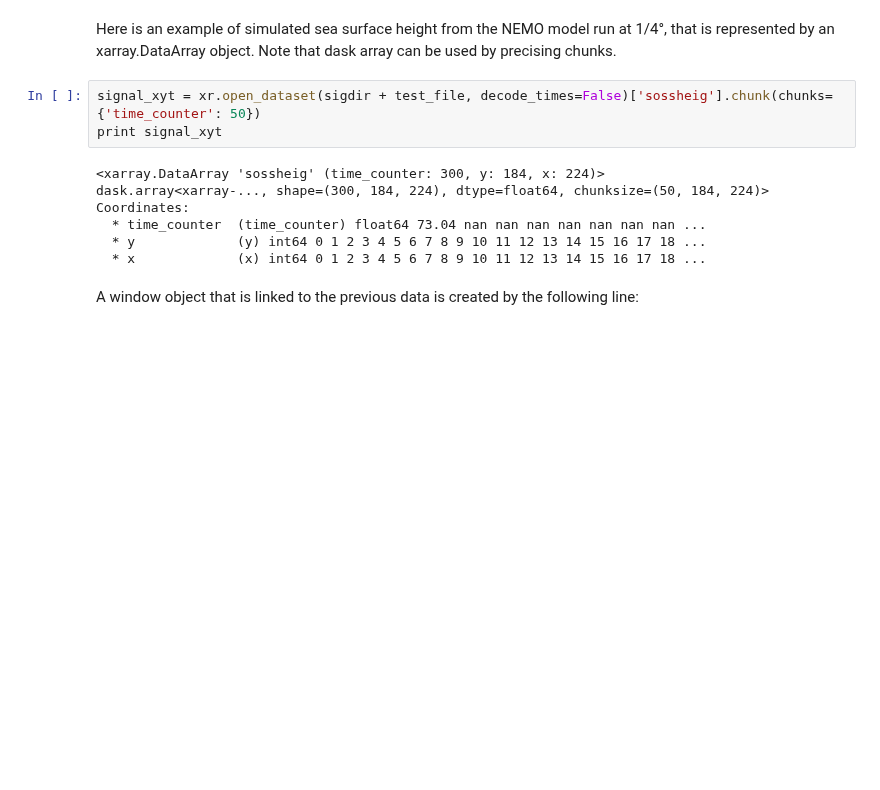
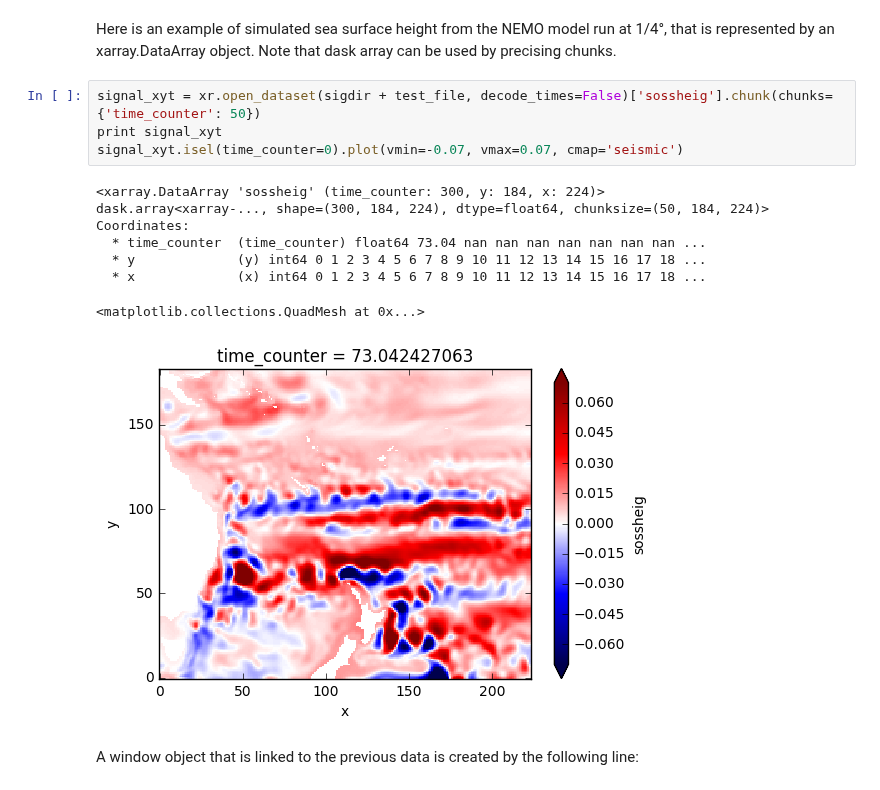
Before and after one commit to lesommer/oocgcm, a Jupyter notebook: doc/linearfilters.ipynb, the cells around one changed output. Cells and saved outputs as stored; diff of their text form; blank space fills up the shorter version.

```diff
--- a/doc/linearfilters.ipynb
+++ b/doc/linearfilters.ipynb
@@ -15,13 +12,16 @@ Here is an example of simulated sea surface height from the NEMO model run at 1/
 # %%
 signal_xyt = xr.open_dataset(sigdir + test_file, decode_times=False)['sossheig'].chunk(chunks={'time_counter': 50})
 print signal_xyt
+signal_xyt.isel(time_counter=0).plot(vmin=-0.07, vmax=0.07, cmap='seismic')
 # %% [output]
 <xarray.DataArray 'sossheig' (time_counter: 300, y: 184, x: 224)>
 dask.array<xarray-..., shape=(300, 184, 224), dtype=float64, chunksize=(50, 184, 224)>
 Coordinates:
   * time_counter  (time_counter) float64 73.04 nan nan nan nan nan nan nan ...
   * y             (y) int64 0 1 2 3 4 5 6 7 8 9 10 11 12 13 14 15 16 17 18 ...
   * x             (x) int64 0 1 2 3 4 5 6 7 8 9 10 11 12 13 14 15 16 17 18 ...
+<matplotlib.collections.QuadMesh at 0x...>
+[figure, added]
 # %% [markdown]
 A window object that is linked to the previous data is created by the following line:
 # %%
```
Also changed, not shown: parts of 7 cells of this notebook, 1 other file.
